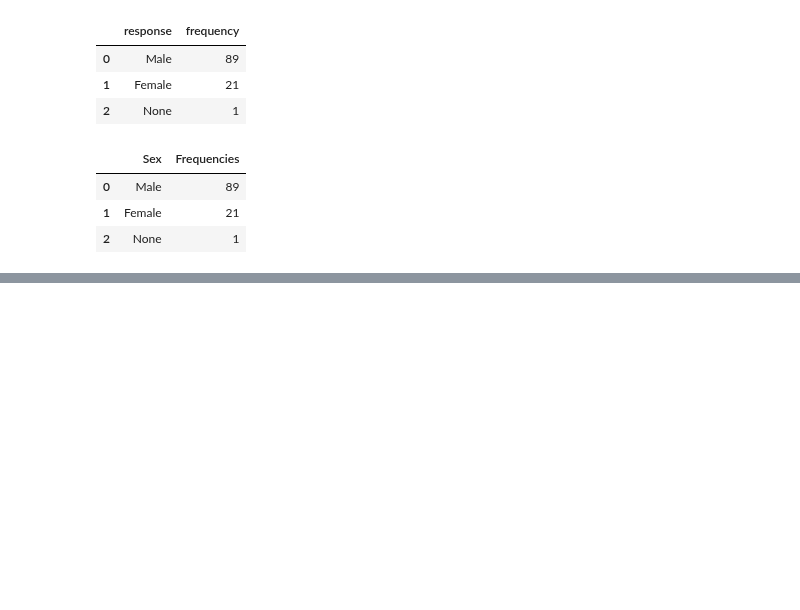
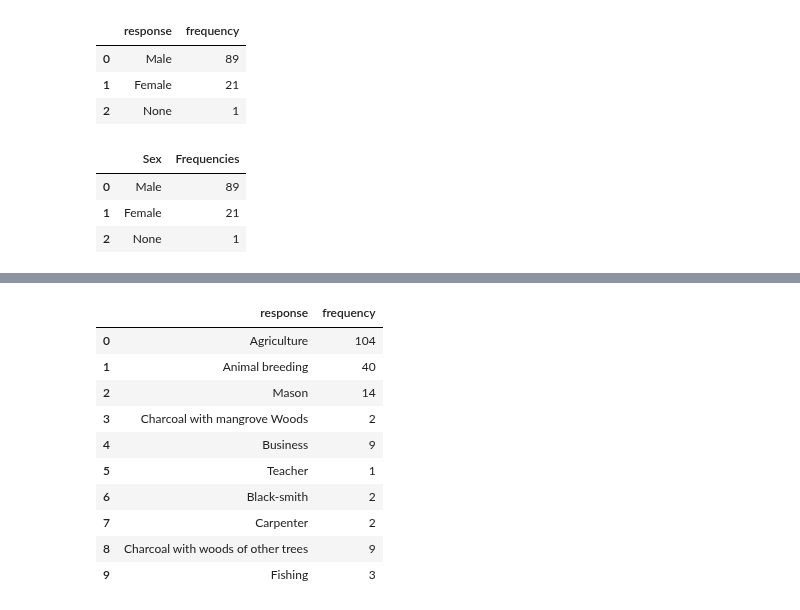
Before and after one commit to wisnercelucus/pes-nippes-data-cleaning, a Jupyter notebook: notebooks/farmers_cleaning.ipynb, the cells around one changed output, grey strips where cells are left out. Saved outputs shown, nothing was run; the diff lists cells and outputs as text; code cells hidden in the pictures; blank space fills up the shorter version.

```diff
--- a/notebooks/farmers_cleaning.ipynb
+++ b/notebooks/farmers_cleaning.ipynb
@@ -63,0 +113,12 @@ sex_def.rename(columns={"response":"Sex", "frequency":"Frequencies"})
+# %%
+col_name = "Q5 - Ou gen telefòn Digicel ?"
+values = {"Wi":"Yes",
+          "Non":"No"
+         }
+phone_access_col =  rename_col_values(f_df, col_name, values)
+
+col_name ="Access to phone"
+n_f_df[col_name] = pd.Series(phone_access_col)
+
+phone_access_df = count_freq_simple_answer(n_f_df, col_name)
+phone_access_df
@@ -63,0 +130,70 @@ sex_def.rename(columns={"response":"Sex", "frequency":"Frequencies"})
+# %%
+col_name ="Q6 - Ki prensipal aktivite ou fe pou w viv? "
+values = {"Agrikilti":"Agriculture",
+          "Elvaj":"Animal breeding",
+          "Chabon ak bwa mang":"Charcoal with mangrove Woods",
+          "Chabon ak lòt bwa":"Charcoal with woods of other trees",
+          "Lòt (Presize)":"Other",
+         }
+
+income_source =  rename_col_with_multiple_values(f_df, col_name, values)
+eng_col_name = "Income source"
+
+n_f_df[eng_col_name] = pd.Series(income_source)
+
+other_activities = []
+
+for act in f_df["Presizyon 1 Lòt (Q6)"]:
+    if type(act) != str:
+        other_activities.append(None)
+        continue
+    if act == 'Mason' or act == 'Mason ,mèt grefè' or act == 'Bòs mason':
+        other_activities.append("Mason")
+    elif act == 'Biznis' or act == 'Komès' or act == 'Ti  komès' or act == 'Vann chabon' or act == 'Komès chabon' or act == 'Machann chabon' or act == 'Komėsant' or act =='Komès pwovizyon alimantè':
+        other_activities.append("Business")
+    elif act == 'Ansenyan':
+        other_activities.append("Teacher")
+    elif act == 'Boss soudi' or act == 'Fewoni':
+        other_activities.append("Black-smith")
+    elif act == 'Ebenis ' or act == 'Chapant  ak  ebenis':
+        other_activities.append("Carpenter")
+    elif act == 'Pechè' or act == 'Peche pwason' or act == 'Pech':
+        other_activities.append("Fishing")
+    else:
+        other_activities.append(None)
+
+new_income_col = []
+
+for i in range(len(other_activities)):
+    if type(other_activities[i]) != str:
+        new_income_col.append(n_f_df[eng_col_name][i])
+        continue
+    new_income_col.append(n_f_df[eng_col_name][i] + ' ' + other_activities[i])
+
+n_f_df[eng_col_name] = pd.Series(new_income_col)
+
+patterns = ["Agriculture",
+            "Animal breeding",
+            "Charcoal with mangrove Woods",
+            "Charcoal with woods of other trees",
+            "Mason",
+            "Teacher",
+            "Business",
+            "Black-smith",
+            "Carpenter",
+            "Fishing"]
+
+income_source_df = count_freq_multiple_answer(n_f_df, eng_col_name, patterns)
+income_source_df
+# %% [output]
+|  | response | frequency |
+| 0 | Agriculture | 104 |
+| 1 | Animal breeding | 40 |
+| 2 | Mason | 14 |
+| 3 | Charcoal with mangrove Woods | 2 |
+| 4 | Business | 9 |
+| 5 | Teacher | 1 |
+| 6 | Black-smith | 2 |
+| 7 | Carpenter | 2 |
+| 8 | Charcoal with woods of other trees | 9 |
+| 9 | Fishing | 3 |
```
Also changed, not shown: parts of 37 cells of this notebook, 2 other files.
